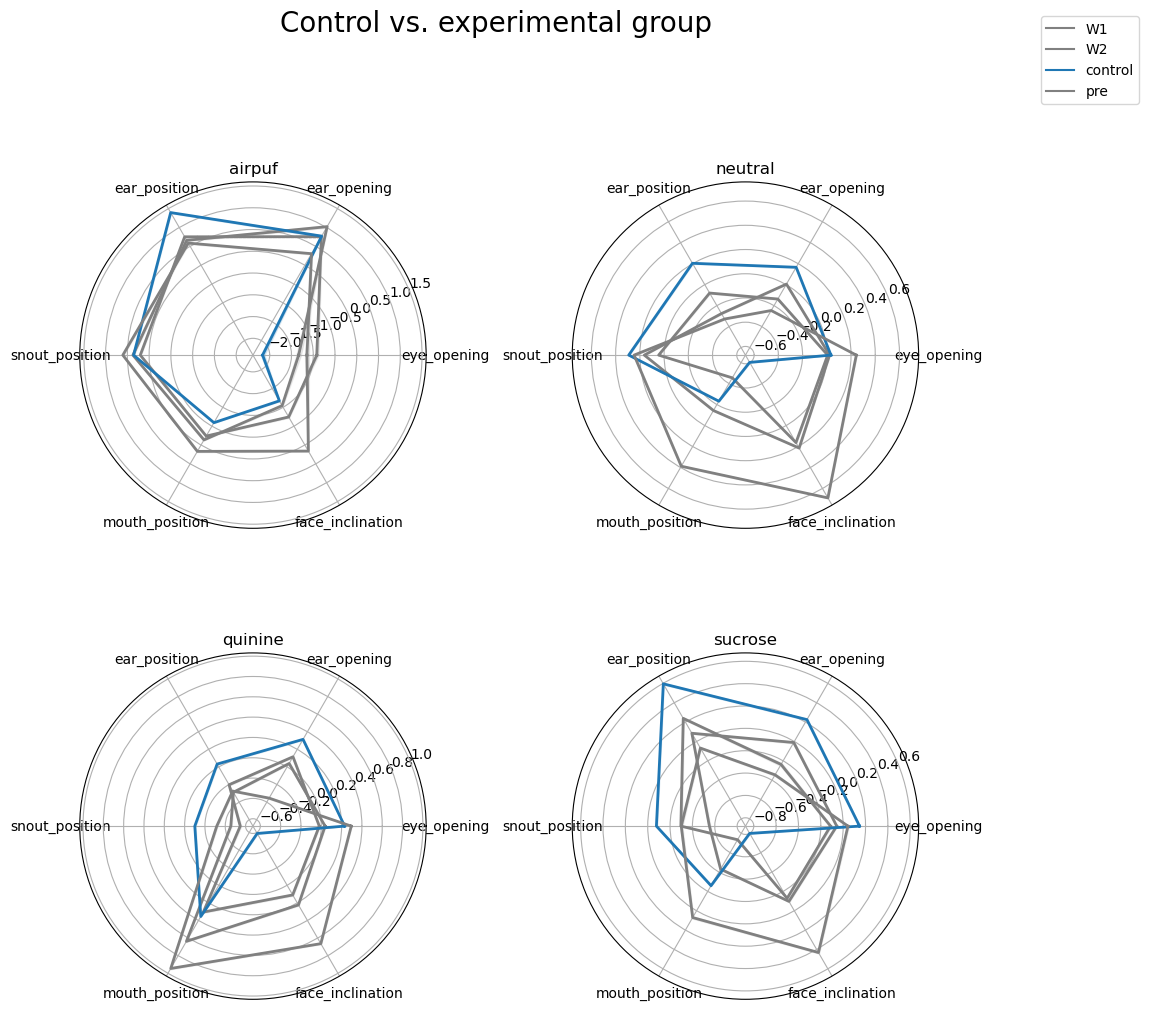
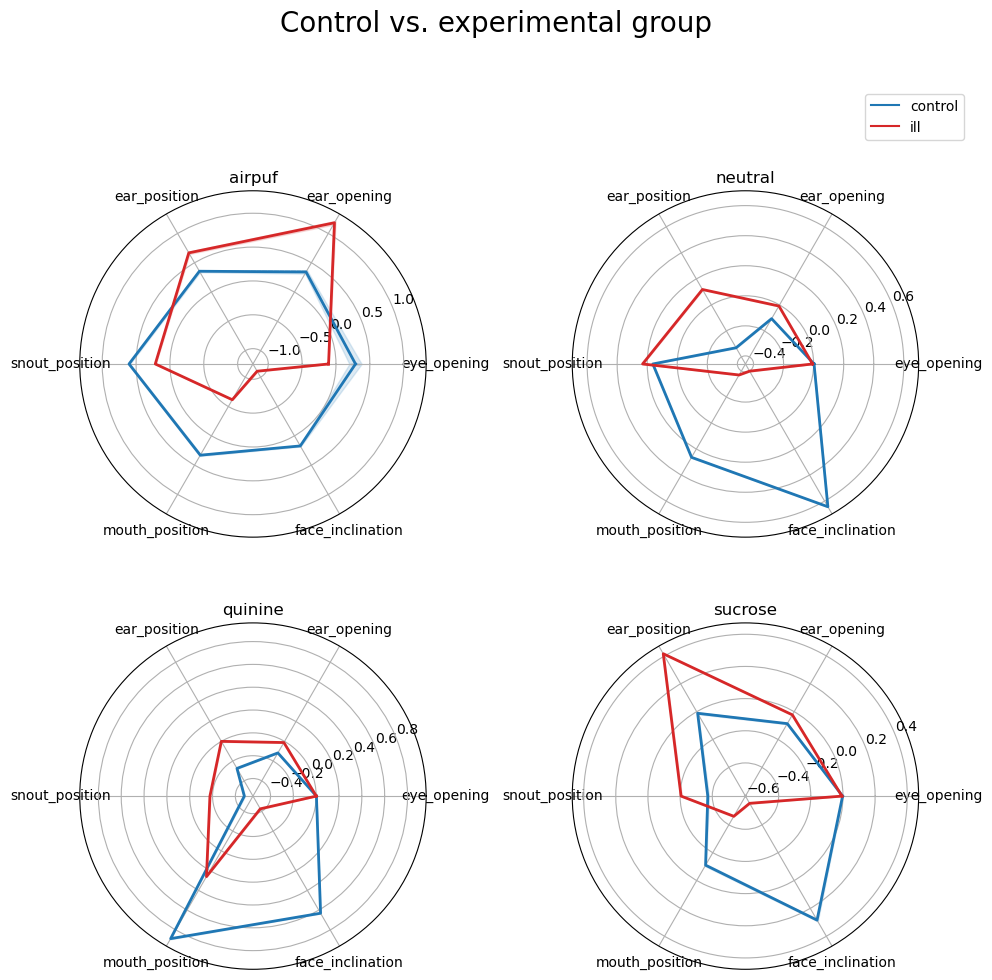
The notebook cell's code change between the first figure and the second:
--- before
+++ after
@@ -7,6 +7,6 @@
 angles += angles[:1]
 
-stimuli = sorted(fq_df_filter["stimuli"].unique())
-groups = sorted(fq_df_filter["group"].unique())
+stimuli = sorted(fq_df["stimuli"].unique())
+groups = sorted(fq_df["group"].unique())
 
 # Explicit colors per group
@@ -29,5 +29,5 @@
 for ax, stim in zip(axes, stimuli):
 
-    stim_df = fq_df_filter[fq_df_filter["stimuli"] == stim]
+    stim_df = fq_df[fq_df["stimuli"] == stim]
 
     stim_mean = stim_df.groupby("group")[quant_cols].mean()
@@ -70,7 +70,14 @@
     labels_legend.append(group)
 
-fig.legend(handles, labels_legend, loc="upper right", bbox_to_anchor=(1.15, 1.05))
-fig.suptitle("Control vs. experimental group", fontsize=20, y=1.05)
+plt.suptitle("Control vs. experimental group", fontsize=20, y=1)
+axes[1].legend(
+    handles,
+    labels_legend,
+    loc="upper right",
+    bbox_to_anchor=(1.15, 1.3)
+)
 
 plt.tight_layout()
+plt.savefig("cont_exp.svg")
 plt.show()
+

Commit: ploots